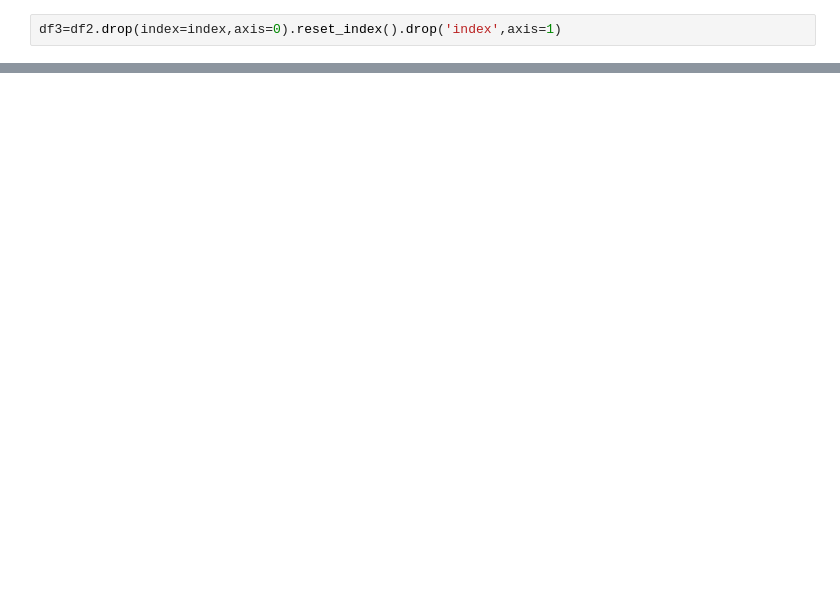
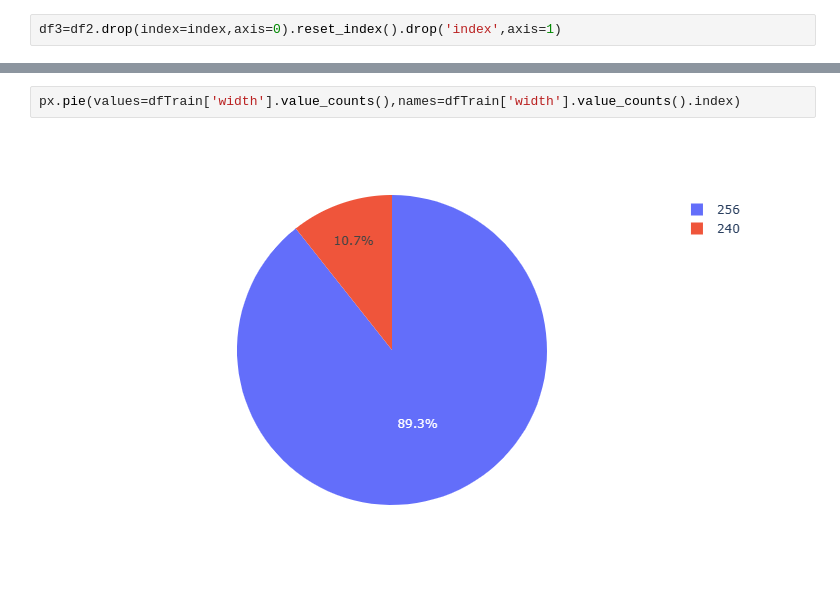
Before and after one commit to kbdp1305/Computer-Vision---Fire-Detection, a Jupyter notebook: cv-fire-detection.ipynb, the cells around one changed output, grey strips where cells are left out. Cells and saved outputs as stored; diff of their text form; blank space fills up the shorter version.

```diff
--- a/cv-fire-detection.ipynb
+++ b/cv-fire-detection.ipynb
@@ -264,0 +415,4 @@ fig.show()
+# %%
+px.pie(values=dfTrain['width'].value_counts(),names=dfTrain['width'].value_counts().index)
+# %% [output]
+[figure, added]
```
Also changed, not shown: parts of 53 cells of this notebook.
